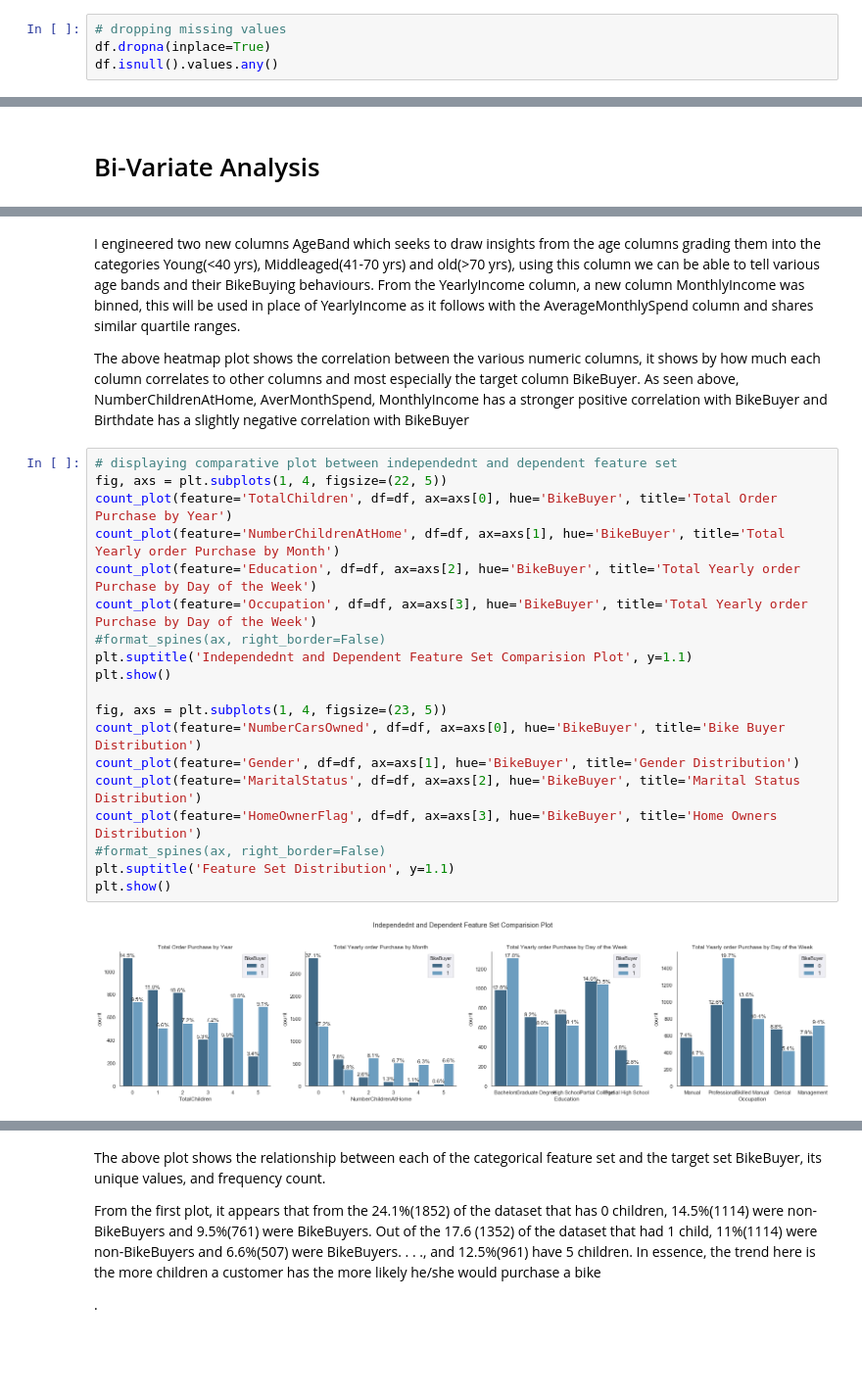
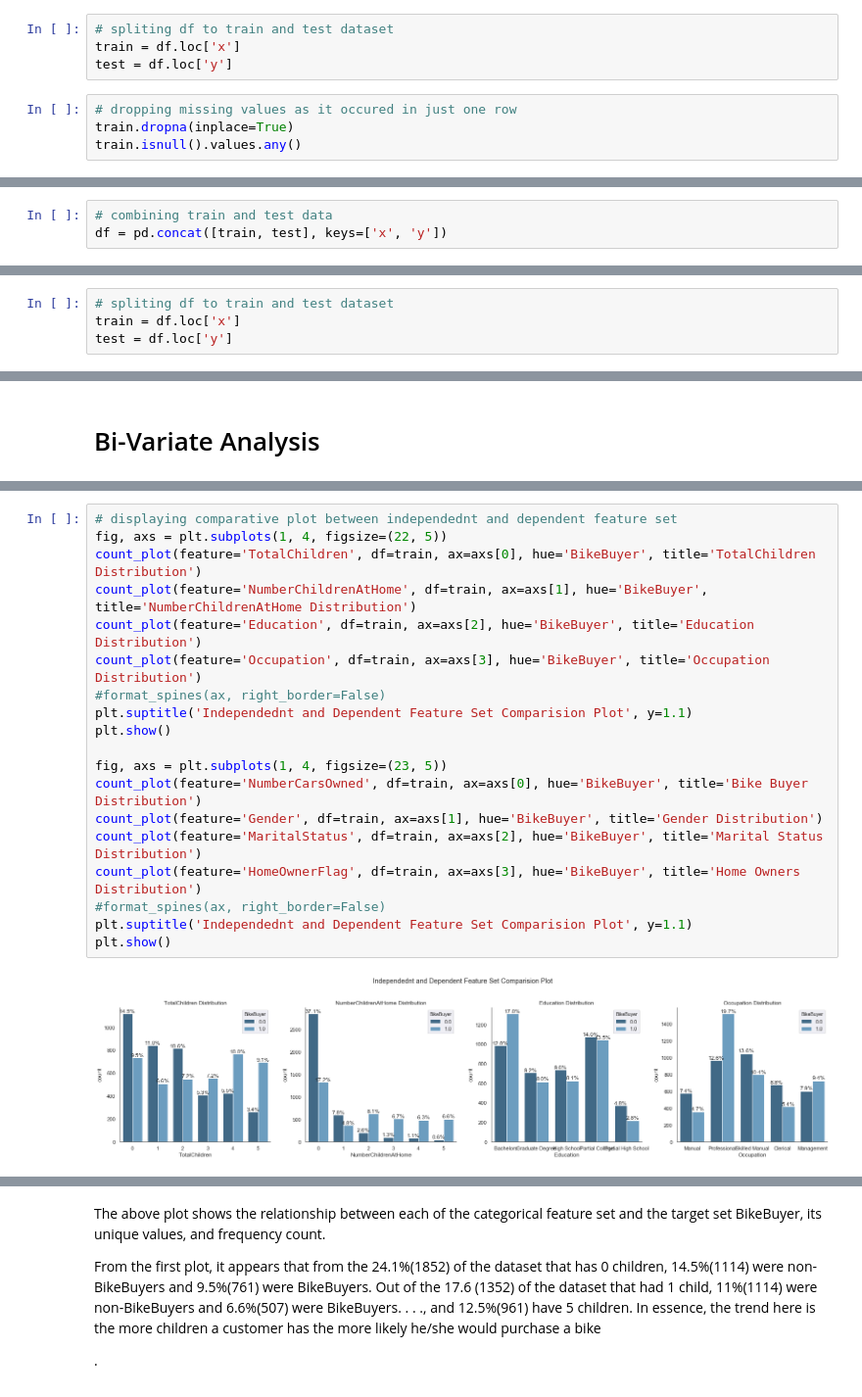
Before and after one commit to RichardNnamdi/bike_buyer_prediction, a Jupyter notebook: BikeBuyer Prediction.ipynb, the cells around one changed output, grey strips where cells are left out. Shown at 98% size. Drawn from its saved outputs; the diff is of its cells as text; blank space fills up the shorter version.

```diff
--- a/BikeBuyer Prediction.ipynb
+++ b/BikeBuyer Prediction.ipynb
@@ -370,11 +367,18 @@ OBSERVATIONS
 # %%
 # dropping non-important feature set
 df = df.drop(["CustomerID", "Title", "FirstName", "MiddleName", "LastName", "Suffix", "AddressLine1", "AddressLine2", "PhoneNumber"], axis=1)
+# %%
+# spliting df to train and test dataset
+train = df.loc['x']
+test = df.loc['y']
 # %%
-# dropping missing values
-df.dropna(inplace=True)
-df.isnull().values.any()
+# dropping missing values as it occured in just one row
+train.dropna(inplace=True)
+train.isnull().values.any()
 # %% [output]
 False
+# %%
+# combining train and test data
+df = pd.concat([train, test], keys=['x', 'y'])
 # %%
 # rounding up floats
@@ -397,3 +406,7 @@ df['BirthDate'] = (now.year - df['BirthDate'].dt.year) - ((now.month - df['Birth
+# %%
+# spliting df to train and test dataset
+train = df.loc['x']
+test = df.loc['y']
 # %% [markdown]
 # Univariate Analysis
 # %%
@@ -463,25 +467,21 @@ ax=sns.heatmap(corr_matrix, vmin=-1, cmap="YlGnBu", annot=True)
-# %% [markdown]
-I engineered two new columns AgeBand which seeks to draw insights from the age columns grading them into the categories Young(<40 yrs), Middleaged(41-70 yrs) and old(>70 yrs), using this column we can be able to tell various age bands and their BikeBuying behaviours. From the YearlyIncome column, a new column MonthlyIncome was binned, this will be used in place of YearlyIncome as it follows with the AverageMonthlySpend column and shares similar quartile ranges.
-
-The above heatmap plot shows the correlation between the various numeric columns, it shows by how much each column correlates to other columns and most especially the target column BikeBuyer. As seen above, NumberChildrenAtHome, AverMonthSpend, MonthlyIncome has a stronger positive correlation with BikeBuyer and Birthdate has a slightly negative correlation with BikeBuyer
 # %%
 # displaying comparative plot between independednt and dependent feature set
 fig, axs = plt.subplots(1, 4, figsize=(22, 5))
-count_plot(feature='TotalChildren', df=df, ax=axs[0], hue='BikeBuyer', title='Total Order Purchase by Year')
-count_plot(feature='NumberChildrenAtHome', df=df, ax=axs[1], hue='BikeBuyer', title='Total Yearly order Purchase by Month')
-count_plot(feature='Education', df=df, ax=axs[2], hue='BikeBuyer', title='Total Yearly order Purchase by Day of the Week')
-count_plot(feature='Occupation', df=df, ax=axs[3], hue='BikeBuyer', title='Total Yearly order Purchase by Day of the Week')
+count_plot(feature='TotalChildren', df=train, ax=axs[0], hue='BikeBuyer', title='TotalChildren Distribution')
+count_plot(feature='NumberChildrenAtHome', df=train, ax=axs[1], hue='BikeBuyer', title='NumberChildrenAtHome Distribution')
+count_plot(feature='Education', df=train, ax=axs[2], hue='BikeBuyer', title='Education Distribution')
+count_plot(feature='Occupation', df=train, ax=axs[3], hue='BikeBuyer', title='Occupation Distribution')
 #format_spines(ax, right_border=False)
 plt.suptitle('Independednt and Dependent Feature Set Comparision Plot', y=1.1)
 plt.show()
 
 fig, axs = plt.subplots(1, 4, figsize=(23, 5))
-count_plot(feature='NumberCarsOwned', df=df, ax=axs[0], hue='BikeBuyer', title='Bike Buyer Distribution')
-count_plot(feature='Gender', df=df, ax=axs[1], hue='BikeBuyer', title='Gender Distribution')
-count_plot(feature='MaritalStatus', df=df, ax=axs[2], hue='BikeBuyer', title='Marital Status Distribution')
-count_plot(feature='HomeOwnerFlag', df=df, ax=axs[3], hue='BikeBuyer', title='Home Owners Distribution')
+count_plot(feature='NumberCarsOwned', df=train, ax=axs[0], hue='BikeBuyer', title='Bike Buyer Distribution')
+count_plot(feature='Gender', df=train, ax=axs[1], hue='BikeBuyer', title='Gender Distribution')
+count_plot(feature='MaritalStatus', df=train, ax=axs[2], hue='BikeBuyer', title='Marital Status Distribution')
+count_plot(feature='HomeOwnerFlag', df=train, ax=axs[3], hue='BikeBuyer', title='Home Owners Distribution')
 #format_spines(ax, right_border=False)
-plt.suptitle('Feature Set Distribution', y=1.1)
+plt.suptitle('Independednt and Dependent Feature Set Comparision Plot', y=1.1)
 plt.show()
 # %% [output]
-[figure, old version]
+[figure, new version]
```
Also changed, not shown: parts of 81 cells of this notebook.
